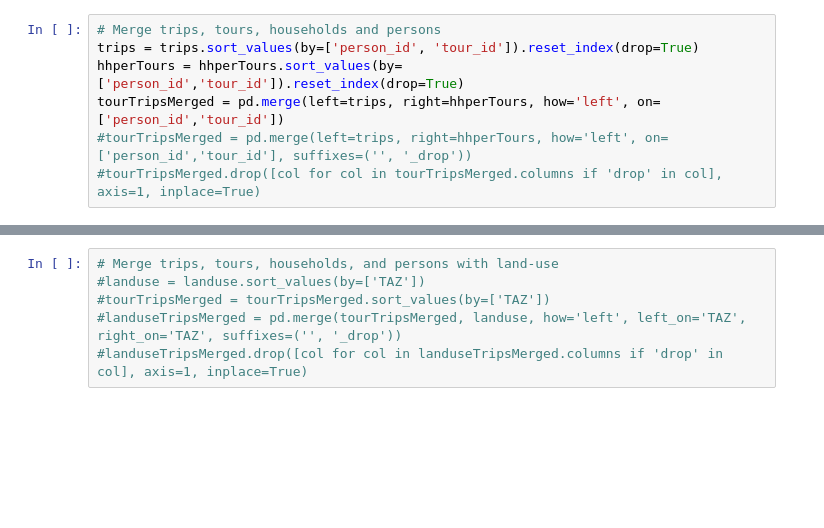
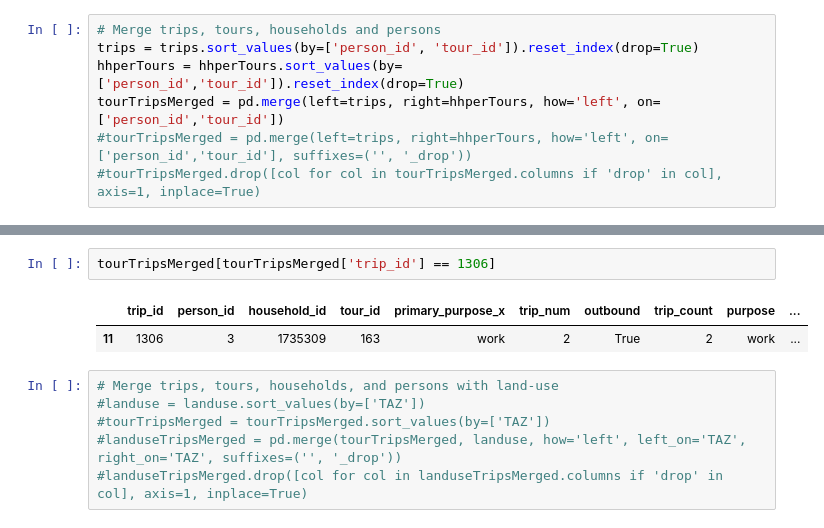
Before and after one commit to LBNL-UCB-STI/beam-core-analysis, a Jupyter notebook: Users/Nazanin/Person_Trip_Level_BEAM_SF.ipynb, the cells around one changed output, grey strips where cells are left out. Drawn from its saved outputs; the diff is of its cells as text; blank space fills up the shorter version.

```diff
--- a/Users/Nazanin/Person_Trip_Level_BEAM_SF.ipynb
+++ b/Users/Nazanin/Person_Trip_Level_BEAM_SF.ipynb
@@ -645,3 +692,8 @@ tourTripsMerged = pd.merge(left=trips, right=hhperTours, how='left', on=['person
+# %%
+tourTripsMerged[tourTripsMerged['trip_id'] == 1306]
+# %% [output]
+|  | trip_id | person_id | household_id | tour_id | primary_purpose_x | trip_num | outbound | trip_count | purpose | ... |
+| 11 | 1306 | 3 | 1735309 | 163 | work | 2 | True | 2 | work | ... |
 # %%
 # Merge trips, tours, households, and persons with land-use
 #landuse = landuse.sort_values(by=['TAZ'])
```
Also changed, not shown: parts of 6 cells of this notebook, 1 other file.
